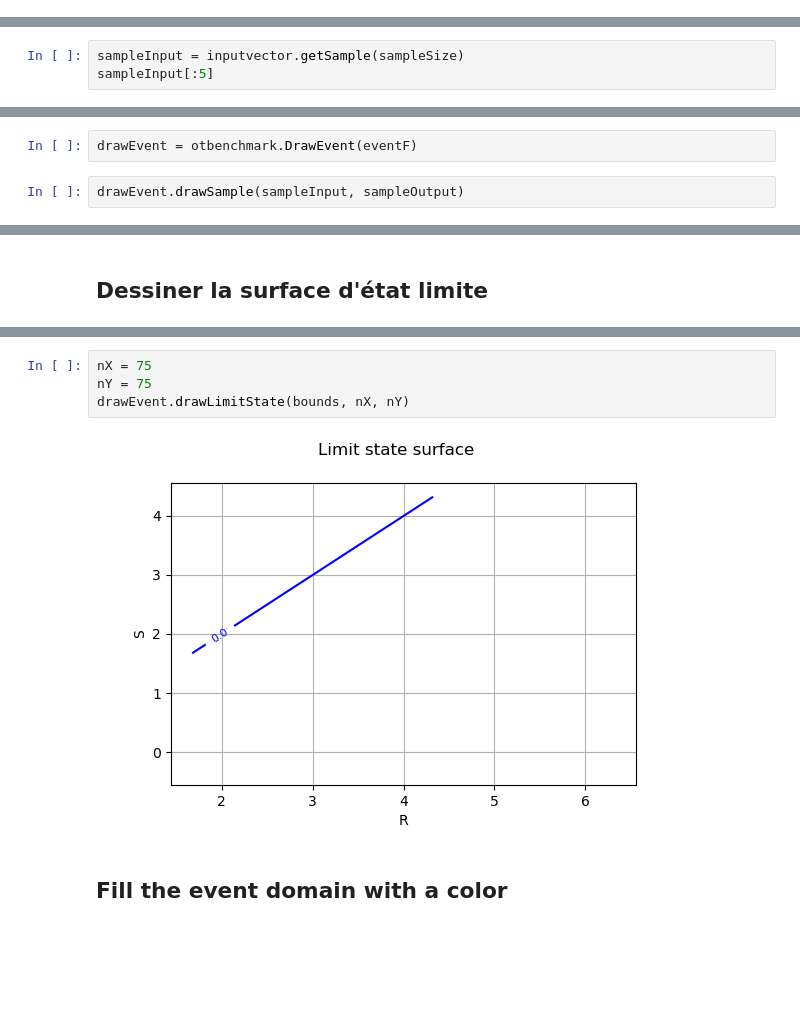
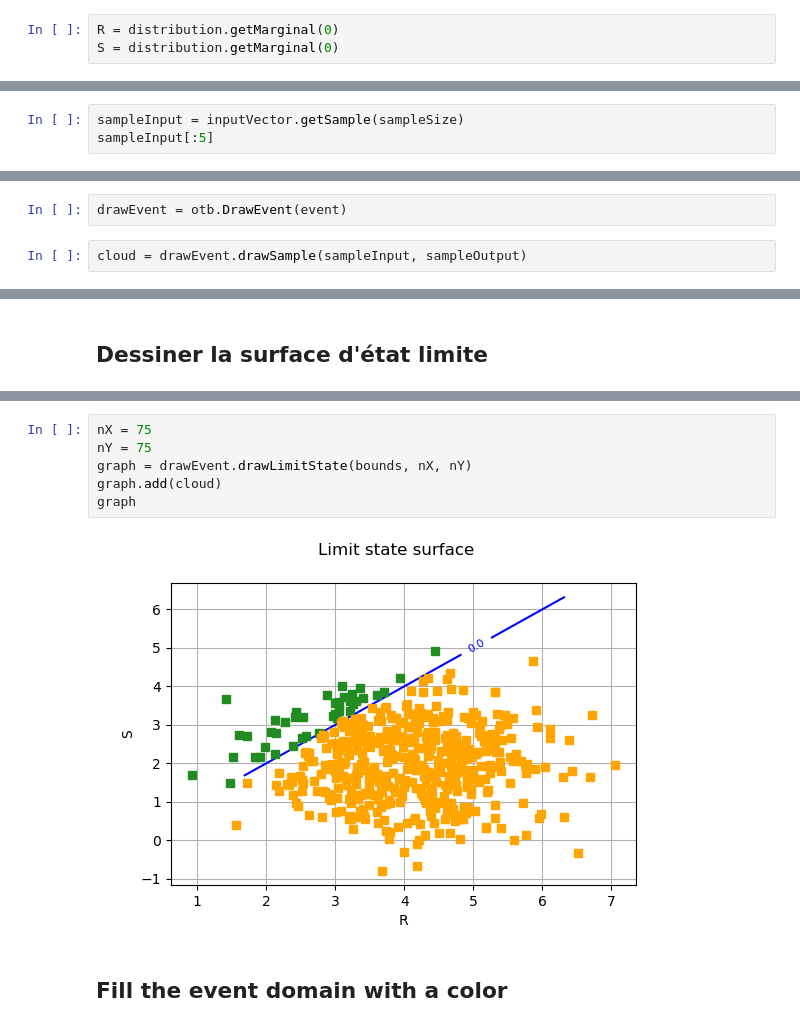
Before and after one commit to openturns/otbenchmark, a Jupyter notebook: examples/Cas-R-S.ipynb, the cells around one changed output, grey strips where cells are left out. Saved outputs shown, nothing was run; the diff lists cells and outputs as text; blank space fills up the shorter version.

```diff
--- a/examples/Cas-R-S.ipynb
+++ b/examples/Cas-R-S.ipynb
@@ -46,3 +45,6 @@ Failure Probability = 0.9100
+# %%
+R = distribution.getMarginal(0)
+S = distribution.getMarginal(0)
 # %%
 alphaMin = 0.01
 alphaMax = 1 - alphaMin
@@ -73,7 +75,7 @@ inputvector.drawPDF()
 # %%
 sampleSize = 500
 # %%
-sampleInput = inputvector.getSample(sampleSize)
+sampleInput = inputVector.getSample(sampleSize)
 sampleInput[:5]
 # %% [output]
 |  | R | S |
@@ -85,6 +87,6 @@ sampleInput[:5]
 # %%
 sampleOutput = g(sampleInput)
 # %%
-drawEvent = otbenchmark.DrawEvent(eventF)
+drawEvent = otb.DrawEvent(event)
 # %%
-drawEvent.drawSample(sampleInput, sampleOutput)
+cloud = drawEvent.drawSample(sampleInput, sampleOutput)
@@ -100,9 +100,11 @@ class=Interval name=Unnamed dimension=2 lower bound=class=Point name=Unnamed dim
 # %%
 nX = 75
 nY = 75
-drawEvent.drawLimitState(bounds, nX, nY)
+graph = drawEvent.drawLimitState(bounds, nX, nY)
+graph.add(cloud)
+graph
 # %% [output]
-[figure, old version]
+[figure, new version]
 # %% [markdown]
 ## Fill the event domain with a color
 # %%
```
Also changed, not shown: parts of 17 cells of this notebook, 1 other file.
